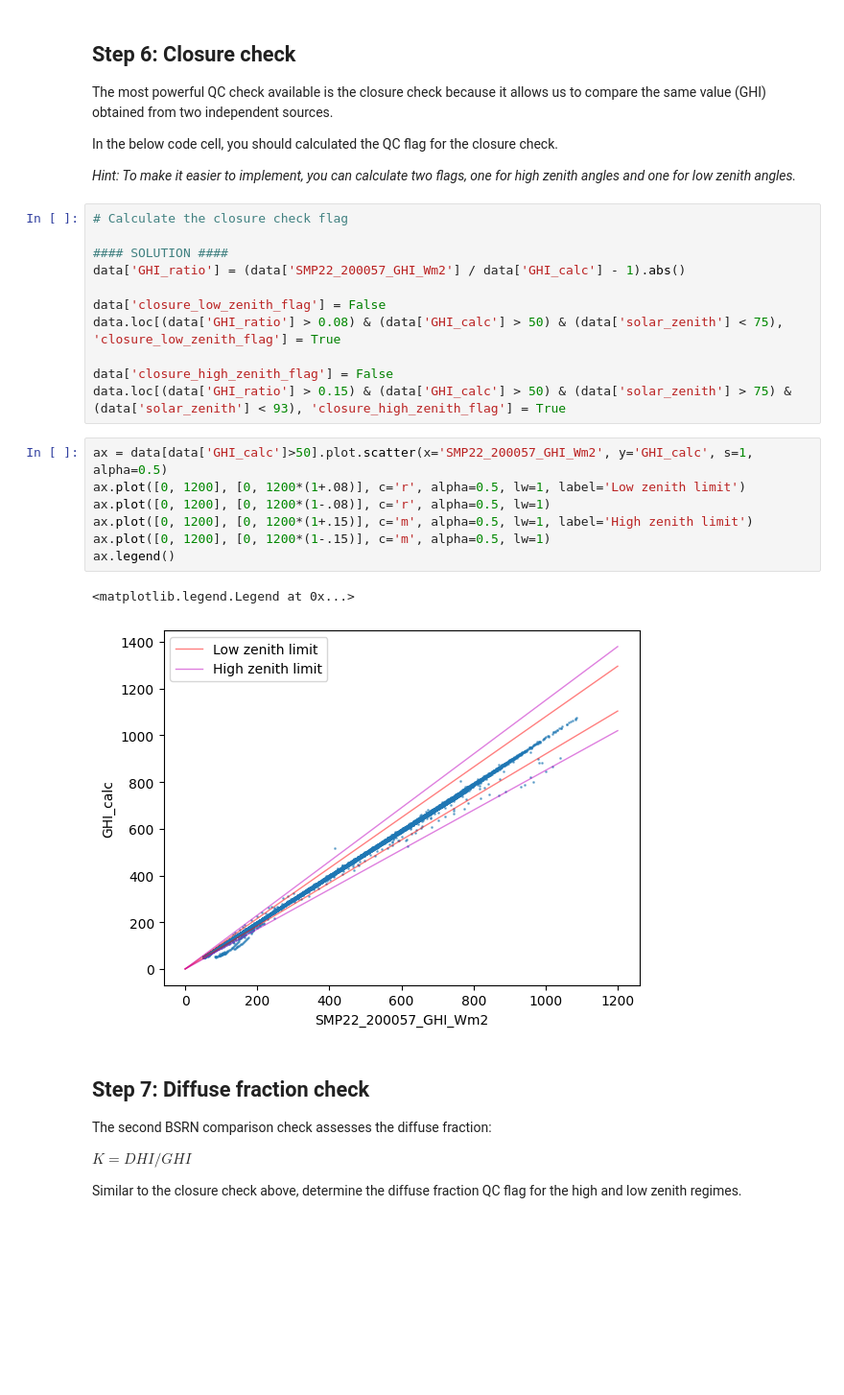
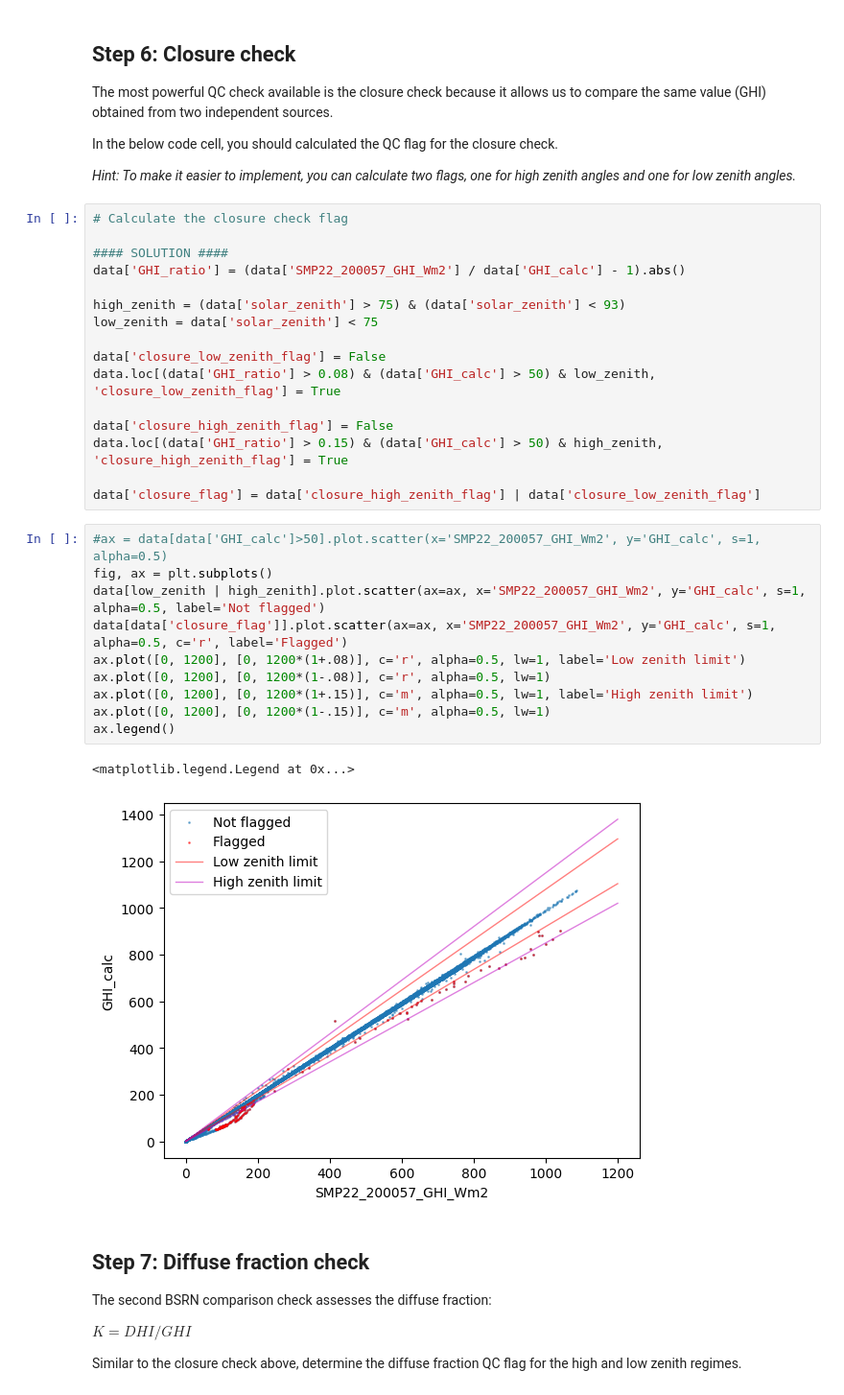
Before and after one commit to AdamRJensen/solar-resource-course, a Jupyter notebook: quality-control-bsrn-checks.ipynb, the cells around one changed output. Shown: that part at 96% size. Drawn from its saved outputs; the diff is of its cells as text; blank space fills up the shorter version.

```diff
--- a/quality-control-bsrn-checks.ipynb
+++ b/quality-control-bsrn-checks.ipynb
@@ -126,27 +126,35 @@ The most powerful QC check available is the closure check because it allows us t
 In the below code cell, you should calculated the QC flag for the closure check.
 
 *Hint: To make it easier to implement, you can calculate two flags, one for high zenith angles and one for low zenith angles.*
-# %%
-# Calculate the closure check flag
-
-#### SOLUTION ####
-data['GHI_ratio'] = (data['SMP22_200057_GHI_Wm2'] / data['GHI_calc'] - 1).abs()
-
-data['closure_low_zenith_flag'] = False
-data.loc[(data['GHI_ratio'] > 0.08) & (data['GHI_calc'] > 50) & (data['solar_zenith'] < 75), 'closure_low_zenith_flag'] = True
-
-data['closure_high_zenith_flag'] = False
-data.loc[(data['GHI_ratio'] > 0.15) & (data['GHI_calc'] > 50) & (data['solar_zenith'] > 75) & (data['solar_zenith'] < 93), 'closure_high_zenith_flag'] = True
+# %%
+# Calculate the closure check flag
+
+#### SOLUTION ####
+data['GHI_ratio'] = (data['SMP22_200057_GHI_Wm2'] / data['GHI_calc'] - 1).abs()
+
+high_zenith = (data['solar_zenith'] > 75) & (data['solar_zenith'] < 93)
+low_zenith = data['solar_zenith'] < 75
+
+data['closure_low_zenith_flag'] = False
+data.loc[(data['GHI_ratio'] > 0.08) & (data['GHI_calc'] > 50) & low_zenith, 'closure_low_zenith_flag'] = True
+
+data['closure_high_zenith_flag'] = False
+data.loc[(data['GHI_ratio'] > 0.15) & (data['GHI_calc'] > 50) & high_zenith, 'closure_high_zenith_flag'] = True
+
+data['closure_flag'] = data['closure_high_zenith_flag'] | data['closure_low_zenith_flag']
 # %%
-ax = data[data['GHI_calc']>50].plot.scatter(x='SMP22_200057_GHI_Wm2', y='GHI_calc', s=1, alpha=0.5)
+#ax = data[data['GHI_calc']>50].plot.scatter(x='SMP22_200057_GHI_Wm2', y='GHI_calc', s=1, alpha=0.5)
+fig, ax = plt.subplots()
+data[low_zenith | high_zenith].plot.scatter(ax=ax, x='SMP22_200057_GHI_Wm2', y='GHI_calc', s=1, alpha=0.5, label='Not flagged')
+data[data['closure_flag']].plot.scatter(ax=ax, x='SMP22_200057_GHI_Wm2', y='GHI_calc', s=1, alpha=0.5, c='r', label='Flagged')
 ax.plot([0, 1200], [0, 1200*(1+.08)], c='r', alpha=0.5, lw=1, label='Low zenith limit')
 ax.plot([0, 1200], [0, 1200*(1-.08)], c='r', alpha=0.5, lw=1)
 ax.plot([0, 1200], [0, 1200*(1+.15)], c='m', alpha=0.5, lw=1, label='High zenith limit')
 ax.plot([0, 1200], [0, 1200*(1-.15)], c='m', alpha=0.5, lw=1)
 ax.legend()
 # %% [output]
 <matplotlib.legend.Legend at 0x...>
-[figure, old version]
+[figure, new version]
 # %% [markdown]
 ## Step 7: Diffuse fraction check
 
```
Also changed, not shown: parts of 2 cells of this notebook.
